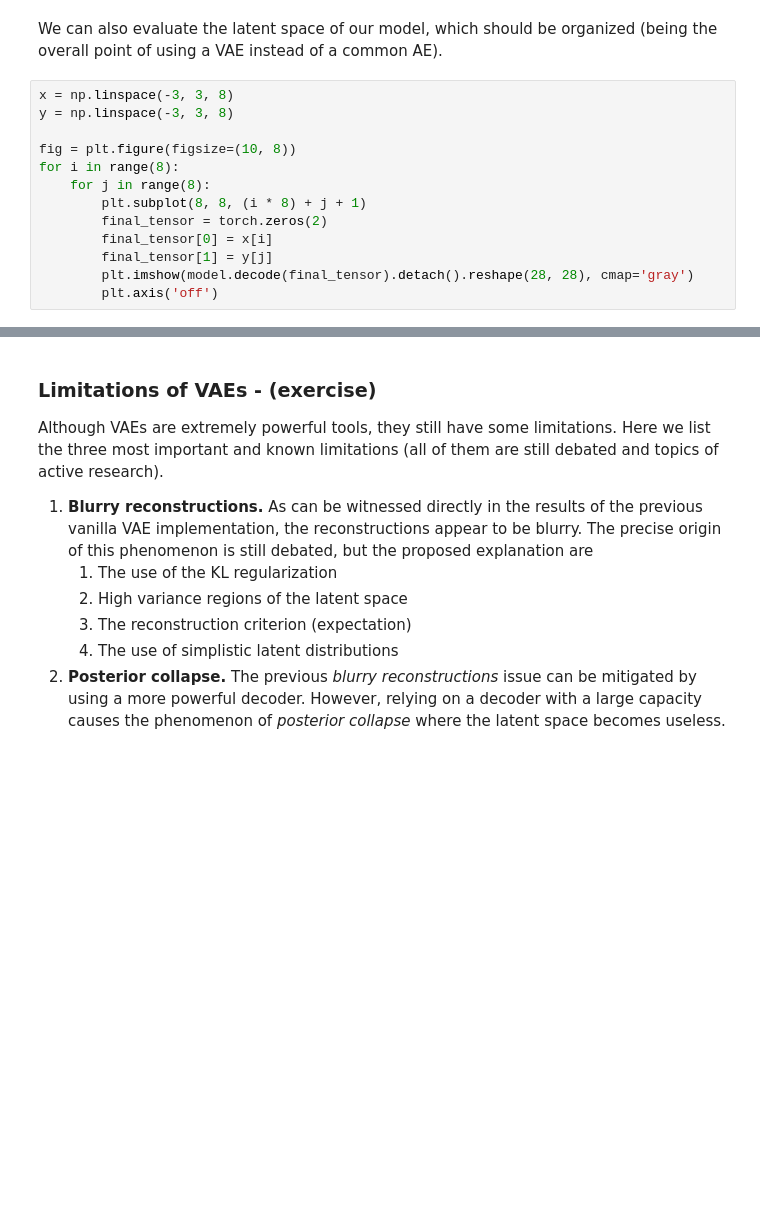
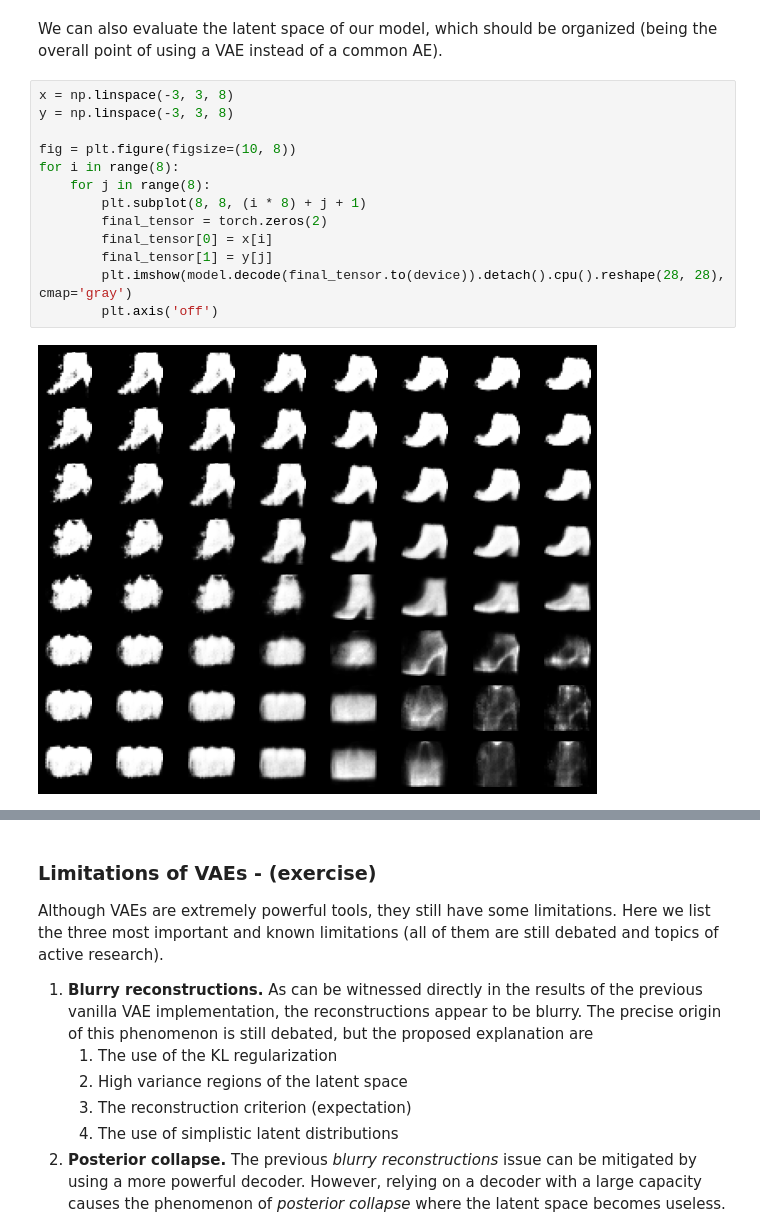
Before and after one commit to PierreChouteau/atiam_ml, a Jupyter notebook: 10a_variational_auto_encoders.ipynb, the cells around one changed output, grey strips where cells are left out. Drawn from its saved outputs; the diff is of its cells as text; blank space fills up the shorter version.

```diff
--- a/10a_variational_auto_encoders.ipynb
+++ b/10a_variational_auto_encoders.ipynb
@@ -453,13 +472,15 @@ We can also evaluate the latent space of our model, which should be organized (b
 # %%
 x = np.linspace(-3, 3, 8)
 y = np.linspace(-3, 3, 8)
 
 fig = plt.figure(figsize=(10, 8))
 for i in range(8):
     for j in range(8):
         plt.subplot(8, 8, (i * 8) + j + 1)
         final_tensor = torch.zeros(2)
         final_tensor[0] = x[i]
         final_tensor[1] = y[j]
-        plt.imshow(model.decode(final_tensor).detach().reshape(28, 28), cmap='gray')
+        plt.imshow(model.decode(final_tensor.to(device)).detach().cpu().reshape(28, 28), cmap='gray')
         plt.axis('off')
+# %% [output]
+[figure, added]
```
Also changed, not shown: parts of 11 cells of this notebook.
